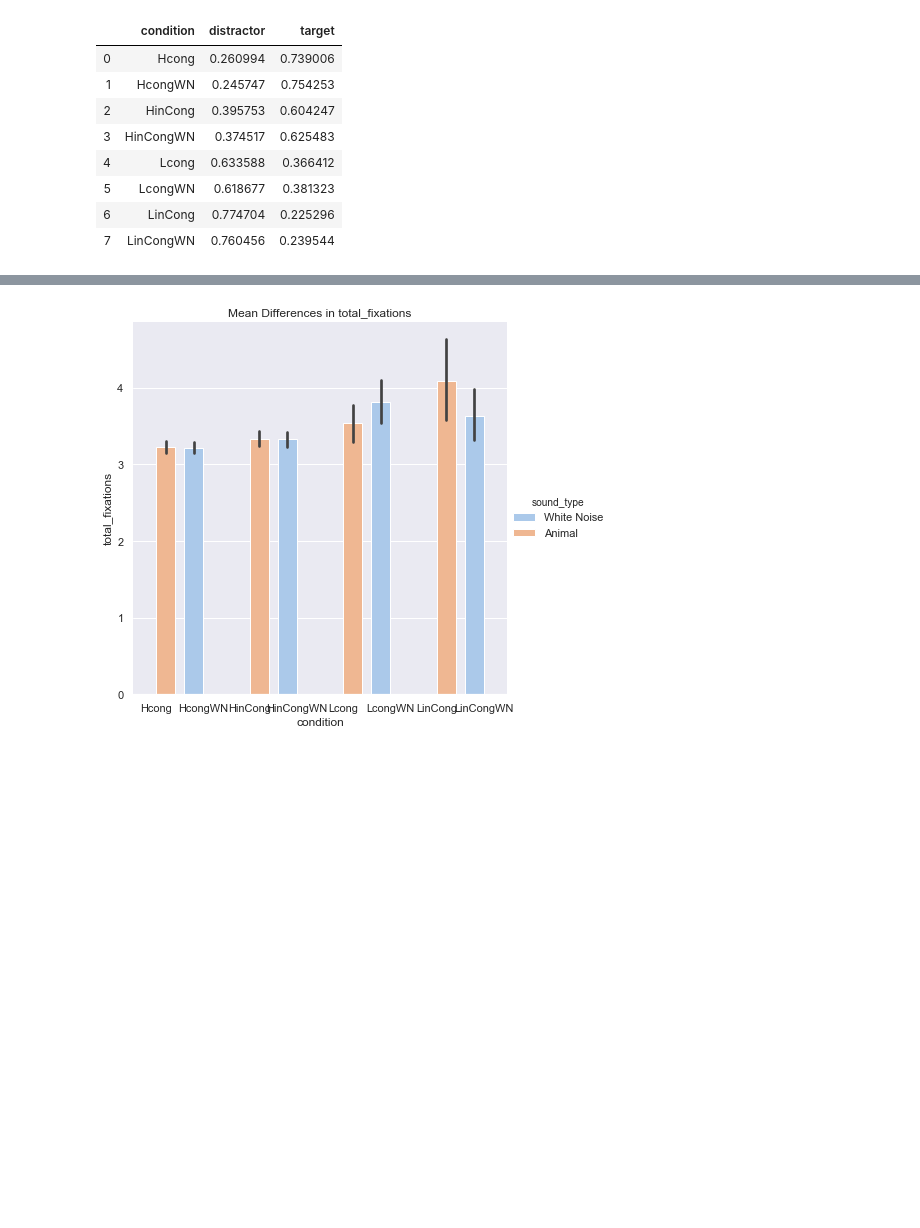
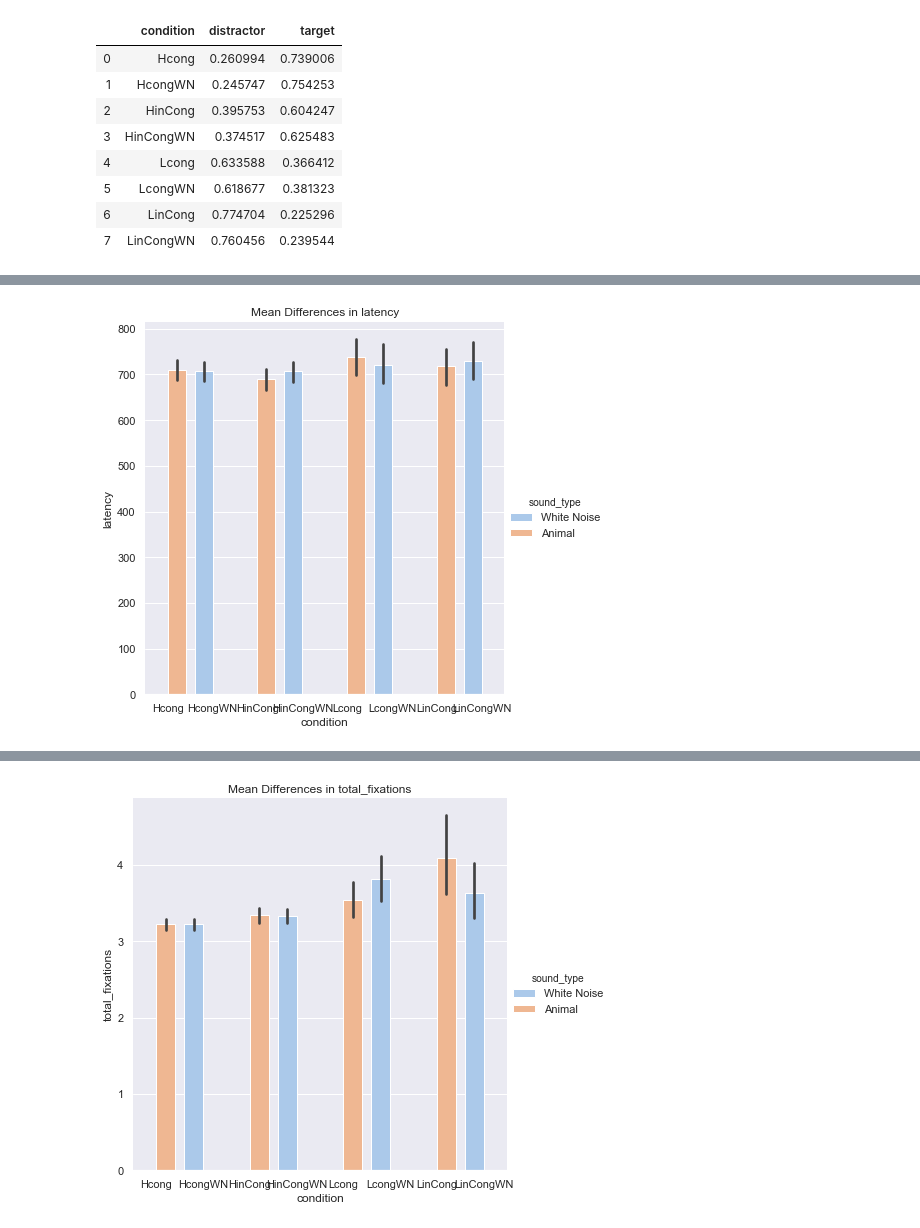
Before and after one commit to sheaduarte/PSC-290-Python-Final-Project, a Jupyter notebook: duarte/notebooks/Duarte_MSD_Exploration_and_Figures.ipynb, the cells around one changed output, grey strips where cells are left out. Cells and saved outputs as stored; diff of their text form; code cells hidden in the pictures; blank space fills up the shorter version.

```diff
--- a/duarte/notebooks/Duarte_MSD_Exploration_and_Figures.ipynb
+++ b/duarte/notebooks/Duarte_MSD_Exploration_and_Figures.ipynb
@@ -79,0 +73,5 @@ ah.stacked_bar_graph(df = firstfix_proportions,id_vars_list = my_idList, value_v
+# %%
+latencyG =  ah.bar_graph(df = MSD, x = 'condition', y='latency', z= 'sound_type',
+                         output_directory = fig_output, custom_scheme = 'pastel', order = cond_order)
+# %% [output]
+[figure, added]
```
Also changed, not shown: parts of 13 cells of this notebook, 6 other files.
